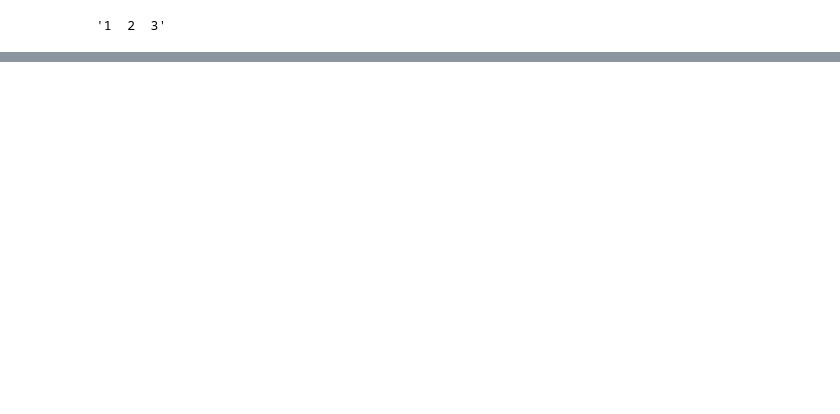
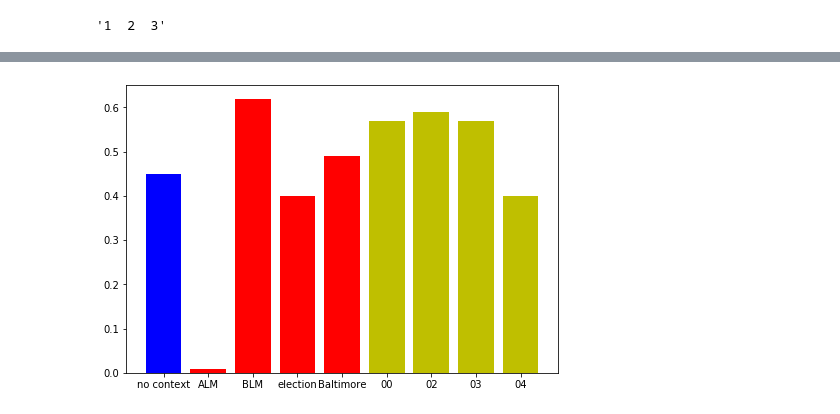
Before and after one commit to zixinh/moral-salience-prediction, a Jupyter notebook: Data_Preprocessing.ipynb, the cells around one changed output, grey strips where cells are left out. Saved outputs shown, nothing was run; the diff lists cells and outputs as text; code cells hidden in the pictures; blank space fills up the shorter version.

```diff
--- a/Data_Preprocessing.ipynb
+++ b/Data_Preprocessing.ipynb
@@ -328,0 +574,14 @@ new
+# %%
+import matplotlib.pyplot as plt
+fig = plt.figure()
+ax = fig.add_axes([0,0,1,1])
+langs = ['no context', 'ALM', 'BLM', 'election', 'Baltimore',"00",
+"02",
+"03",
+"04"]
+colors = ['b', 'r', 'r', 'r', 'r', 'y', 'y','y','y']
+students = [0.45,0.008,0.62,0.4,0.49,0.57,0.59,0.57,0.4]
+ax.bar(langs,students,color=colors)
+plt.show()
+# %% [output]
+[figure, added]
```
Also changed, not shown: parts of 24 cells of this notebook, 28 other files.
